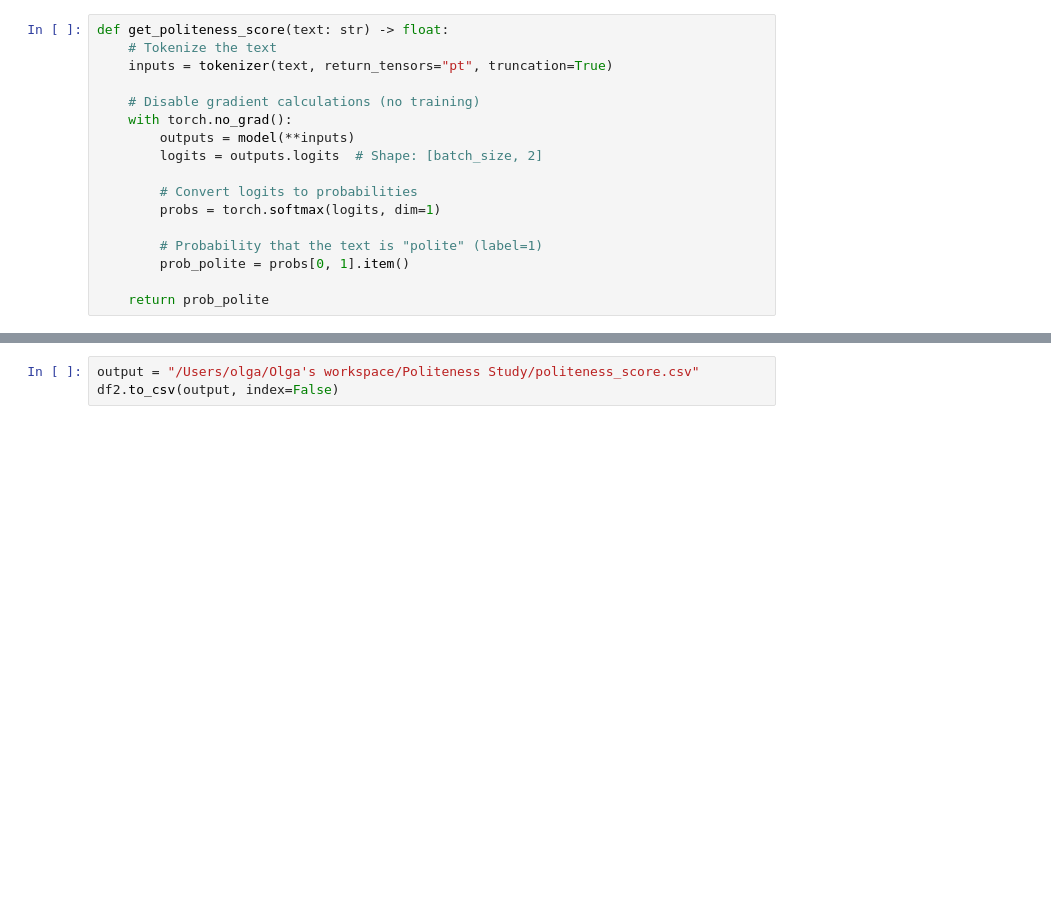
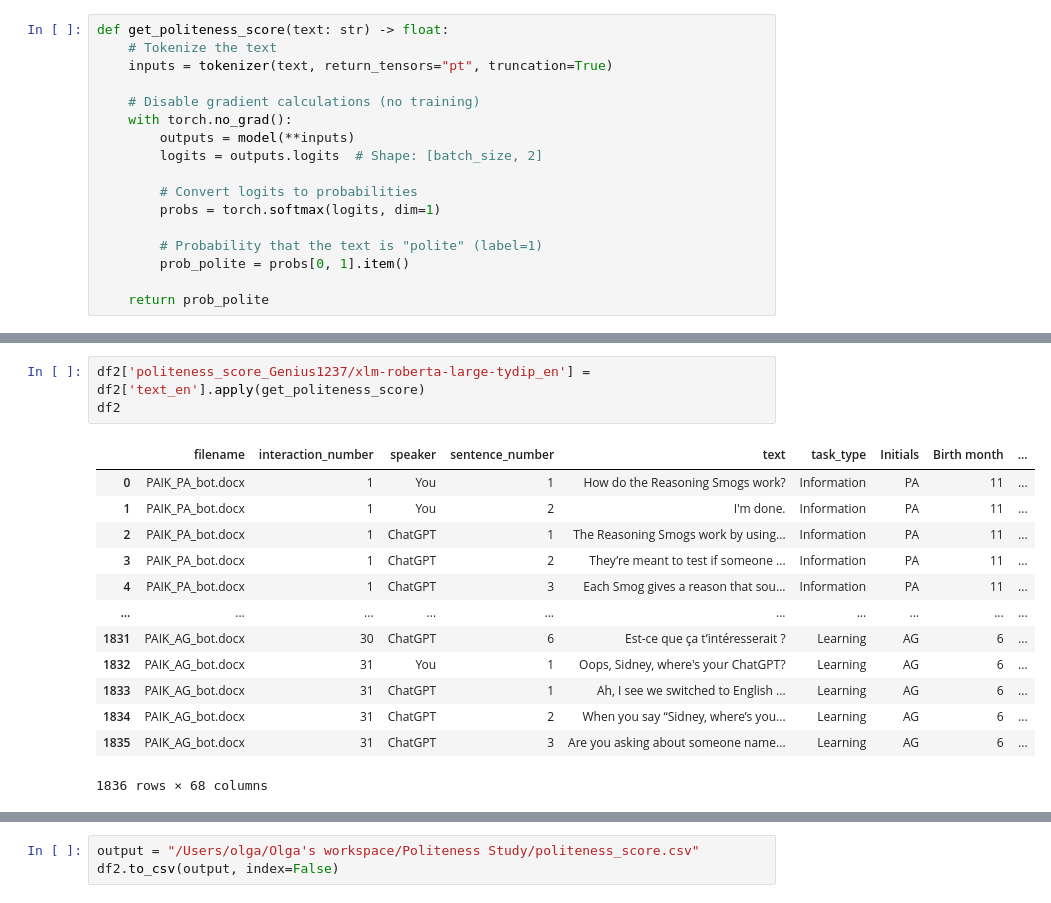
Before and after one commit to OlgaLMss/Politeness, a Jupyter notebook: Politeness_score.ipynb, the cells around one changed output, grey strips where cells are left out. Cells and saved outputs as stored; diff of their text form; blank space fills up the shorter version.

```diff
--- a/Politeness_score.ipynb
+++ b/Politeness_score.ipynb
@@ -87,0 +120,17 @@ df2
+# %%
+df2['politeness_score_Genius1237/xlm-roberta-large-tydip_en'] = df2['text_en'].apply(get_politeness_score)
+df2
+# %% [output]
+|  | filename | interaction_number | speaker | sentence_number | text | task_type | Initials | Birth month | ... |
+| 0 | PAIK_PA_bot.docx | 1 | You | 1 | How do the Reasoning Smogs work? | Information | PA | 11 | ... |
+| 1 | PAIK_PA_bot.docx | 1 | You | 2 | I'm done. | Information | PA | 11 | ... |
+| 2 | PAIK_PA_bot.docx | 1 | ChatGPT | 1 | The Reasoning Smogs work by using... | Information | PA | 11 | ... |
+| 3 | PAIK_PA_bot.docx | 1 | ChatGPT | 2 | They’re meant to test if someone ... | Information | PA | 11 | ... |
+| 4 | PAIK_PA_bot.docx | 1 | ChatGPT | 3 | Each Smog gives a reason that sou... | Information | PA | 11 | ... |
+| ... | ... | ... | ... | ... | ... | ... | ... | ... | ... |
+| 1831 | PAIK_AG_bot.docx | 30 | ChatGPT | 6 | Est-ce que ça t’intéresserait ? | Learning | AG | 6 | ... |
+| 1832 | PAIK_AG_bot.docx | 31 | You | 1 | Oops, Sidney, where's your ChatGPT? | Learning | AG | 6 | ... |
+| 1833 | PAIK_AG_bot.docx | 31 | ChatGPT | 1 | Ah, I see we switched to English ... | Learning | AG | 6 | ... |
+| 1834 | PAIK_AG_bot.docx | 31 | ChatGPT | 2 | When you say “Sidney, where’s you... | Learning | AG | 6 | ... |
+| 1835 | PAIK_AG_bot.docx | 31 | ChatGPT | 3 | Are you asking about someone name... | Learning | AG | 6 | ... |
+1836 rows × 68 columns
```
Also changed, not shown: parts of 13 cells of this notebook, 7 other files.
